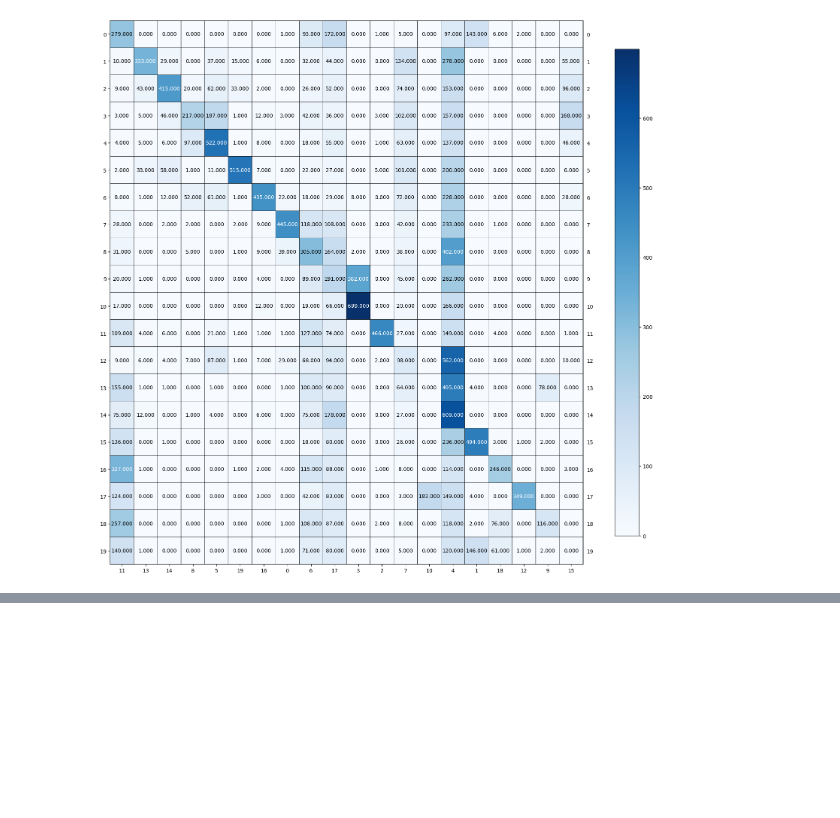
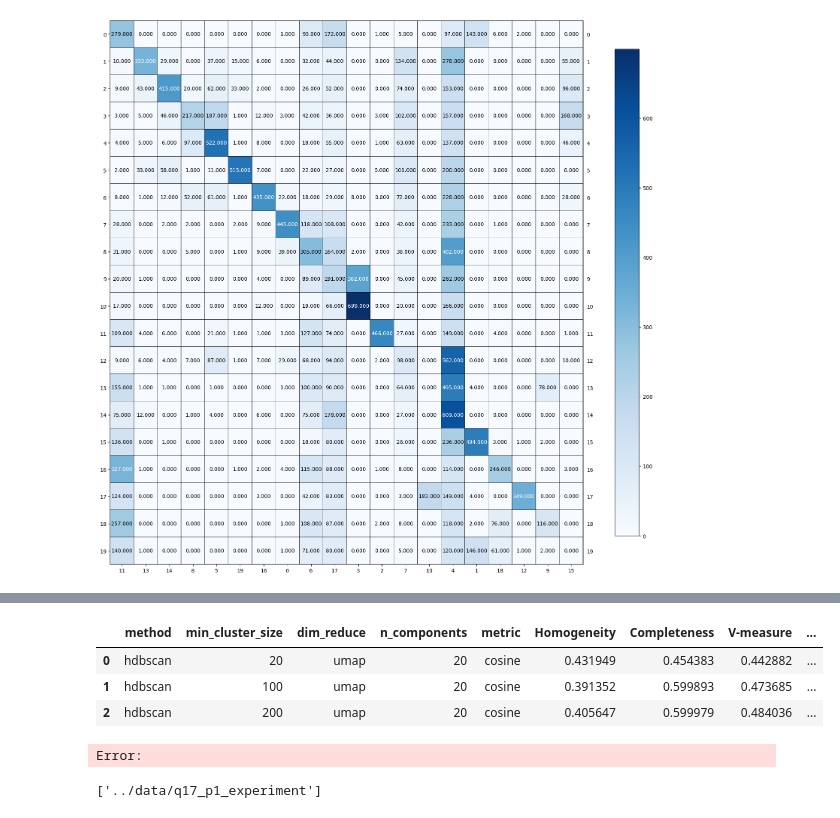
Before and after one commit to papaymaguire/ece219-project4, a Jupyter notebook: project2/notebooks/part01_02.ipynb, the cells around one changed output, grey strips where cells are left out. Drawn from its saved outputs; the diff is of its cells as text; code cells hidden in the pictures; blank space fills up the shorter version.

```diff
--- a/project2/notebooks/part01_02.ipynb
+++ b/project2/notebooks/part01_02.ipynb
@@ -113,0 +179,18 @@ display_contingency_matrix (kmeans, labels)
+# %%
+q14_exp = ClusteringExperiment()
+
+
+q14_exp.add_reducer("umap", {
+    "n_components": [20],
+    "metric": ["cosine"]
+})
+
+q14_exp.add_clusterer('agglom', {
+    "n_clusters": [20],
+    "linkage": ["ward", "single"]
+})
+
+q14_exp.run(p12_newsgroups_tfidf)
+q14_exp.eval(labels)
+joblib.dump(q14_exp, "../data/q14_exp")
+q14_exp.results
@@ -113,0 +201,48 @@ display_contingency_matrix (kmeans, labels)
+# %%
+q15_exp = ClusteringExperiment()
+
+q15_exp.add_reducer("umap", {
+    "n_components": [20],
+    "metric": ["cosine"]
+})
+
+q15_exp.add_clusterer('hdbscan', {
+    "min_cluster_size": [20, 100, 200],
+})
+
+q15_exp.run(p12_newsgroups_tfidf)
+q15_exp.eval(labels)
+joblib.dump(q15_exp, "../data/q15_exp")
+q15_exp.results
+# %% [output]
+|  | method | min_cluster_size | dim_reduce | n_components | metric | Homogeneity | Completeness | V-measure | ... |
+| 0 | hdbscan | 20 | umap | 20 | cosine | 0.431949 | 0.454383 | 0.442882 | ... |
+| 1 | hdbscan | 100 | umap | 20 | cosine | 0.391352 | 0.599893 | 0.473685 | ... |
+| 2 | hdbscan | 200 | umap | 20 | cosine | 0.405647 | 0.599979 | 0.484036 | ... |
+# %%
+from hdbscan import HDBSCAN
+
+hdbscan = HDBSCAN(min_cluster_size=100, min_samples=5)
+hdbscan.fit(p12_newsgroups_tfidf)
+# %% [output]
+Error:
+# %%
+q17_p1_experiment = ClusteringExperiment()
+
+q17_p1_experiment.add_reducer("none", {})
+
+q17_p1_experiment.add_clusterer('kmeans', {
+    "n_clusters": [10, 20, 50],
+    "max_iter": [1000],
+    "n_init": [30]
+})
+q17_p1_experiment.add_clusterer('agglom', {
+    "n_clusters": [20],
+    "linkage": ["ward"]
+})
+
+q17_p1_experiment.run(p12_newsgroups_tfidf)
+q17_p1_experiment.eval(labels)
+joblib.dump(q17_p1_experiment, "../data/q17_p1_experiment")
+# %% [output]
+['../data/q17_p1_experiment']
```
Also changed, not shown: parts of 11 cells of this notebook, 1 other file.
